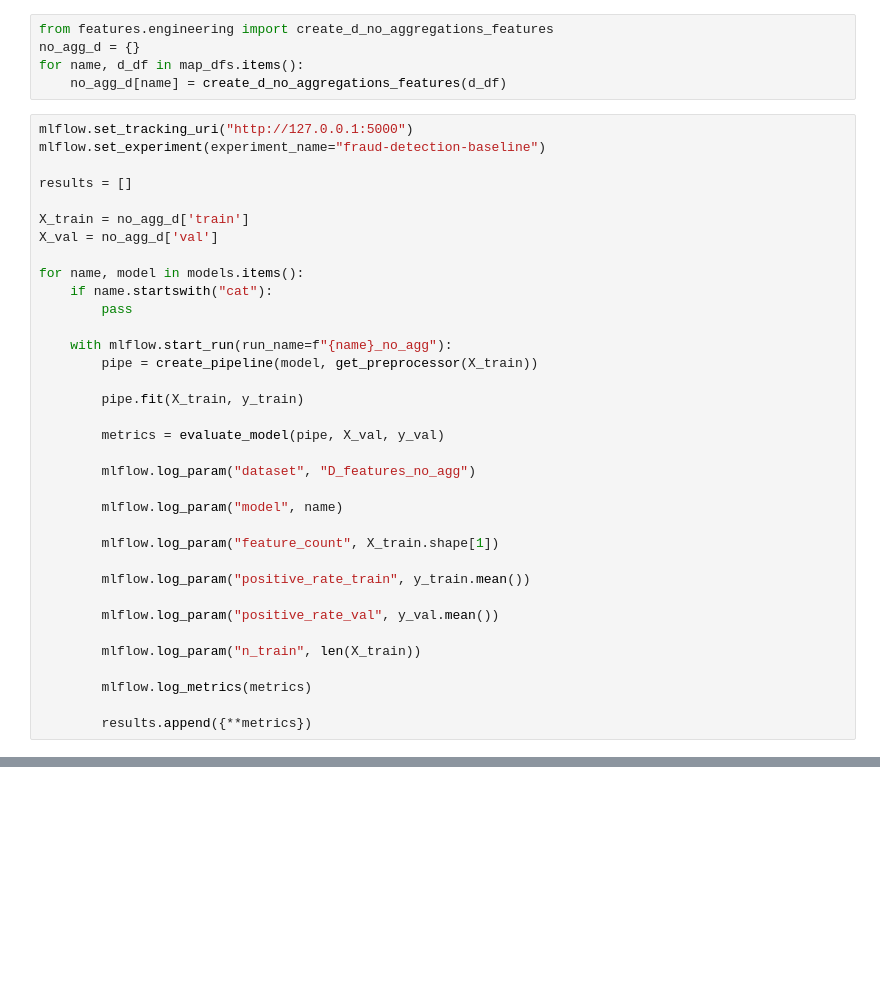
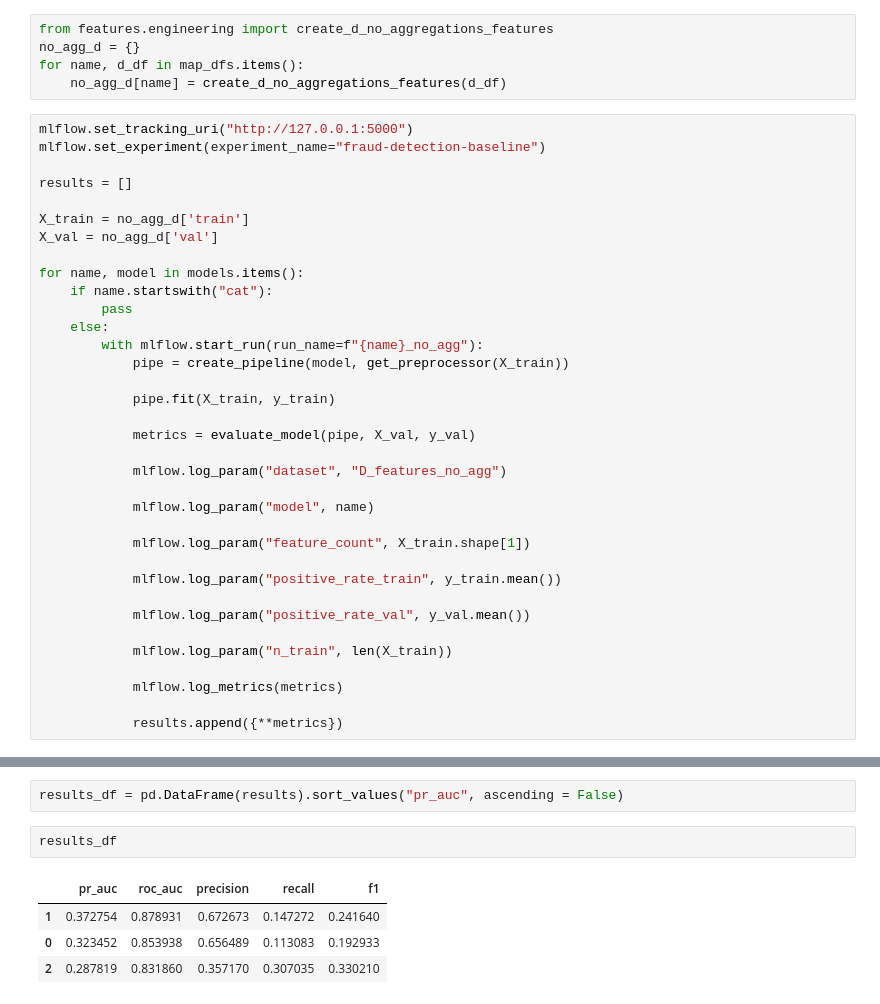
Before and after one commit to LexaBeni/fraud-detection-platform, a Jupyter notebook: notebooks/07_models_baseline.ipynb, the cells around one changed output, grey strips where cells are left out. Saved outputs shown, nothing was run; the diff lists cells and outputs as text; blank space fills up the shorter version.

```diff
--- a/notebooks/07_models_baseline.ipynb
+++ b/notebooks/07_models_baseline.ipynb
@@ -126,29 +126,29 @@ X_val = no_agg_d['val']
 for name, model in models.items():
     if name.startswith("cat"):
         pass
+    else:
+        with mlflow.start_run(run_name=f"{name}_no_agg"):
+            pipe = create_pipeline(model, get_preprocessor(X_train))
 
-    with mlflow.start_run(run_name=f"{name}_no_agg"):
-        pipe = create_pipeline(model, get_preprocessor(X_train))
+            pipe.fit(X_train, y_train)
 
-        pipe.fit(X_train, y_train)
+            metrics = evaluate_model(pipe, X_val, y_val)
 
-        metrics = evaluate_model(pipe, X_val, y_val)
+            mlflow.log_param("dataset", "D_features_no_agg")
 
-        mlflow.log_param("dataset", "D_features_no_agg")
+            mlflow.log_param("model", name)
 
-        mlflow.log_param("model", name)
+            mlflow.log_param("feature_count", X_train.shape[1])
 
-        mlflow.log_param("feature_count", X_train.shape[1])
+            mlflow.log_param("positive_rate_train", y_train.mean())
 
-        mlflow.log_param("positive_rate_train", y_train.mean())
+            mlflow.log_param("positive_rate_val", y_val.mean())
 
-        mlflow.log_param("positive_rate_val", y_val.mean())
+            mlflow.log_param("n_train", len(X_train))
 
-        mlflow.log_param("n_train", len(X_train))
+            mlflow.log_metrics(metrics)
 
-        mlflow.log_metrics(metrics)
-
-        results.append({**metrics})
+            results.append({**metrics})
 # %% [output]
 🏃 View run xgboost_no_agg at: http://127.0.0.1:5000/#/experiments/1/runs/a95cc7cb20014975b7e3f8ce4114156d
 🧪 View experiment at: http://127.0.0.1:5000/#/experiments/1
@@ -171,0 +184,9 @@ X_train.shape[1]
+# %%
+results_df = pd.DataFrame(results).sort_values("pr_auc", ascending = False)
+# %%
+results_df
+# %% [output]
+|  | pr_auc | roc_auc | precision | recall | f1 |
+| 1 | 0.372754 | 0.878931 | 0.672673 | 0.147272 | 0.241640 |
+| 0 | 0.323452 | 0.853938 | 0.656489 | 0.113083 | 0.192933 |
+| 2 | 0.287819 | 0.831860 | 0.357170 | 0.307035 | 0.330210 |
```
Also changed, not shown: parts of 2 cells of this notebook.
